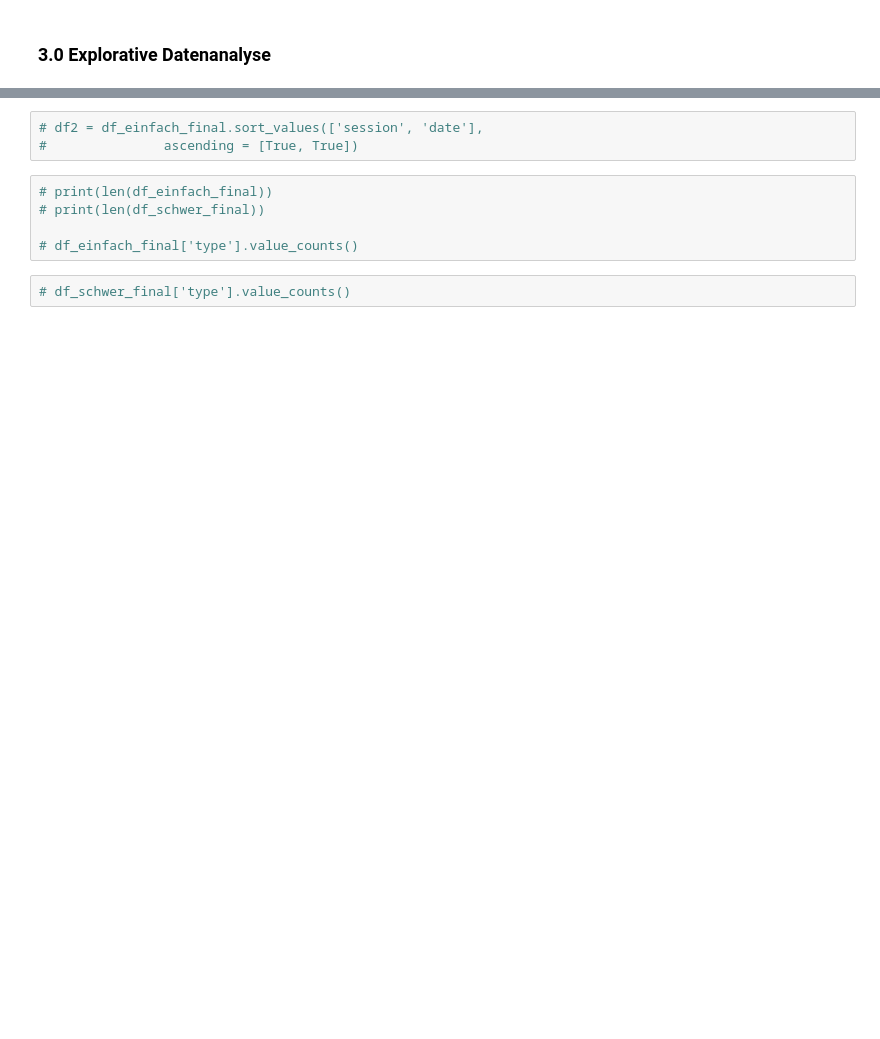
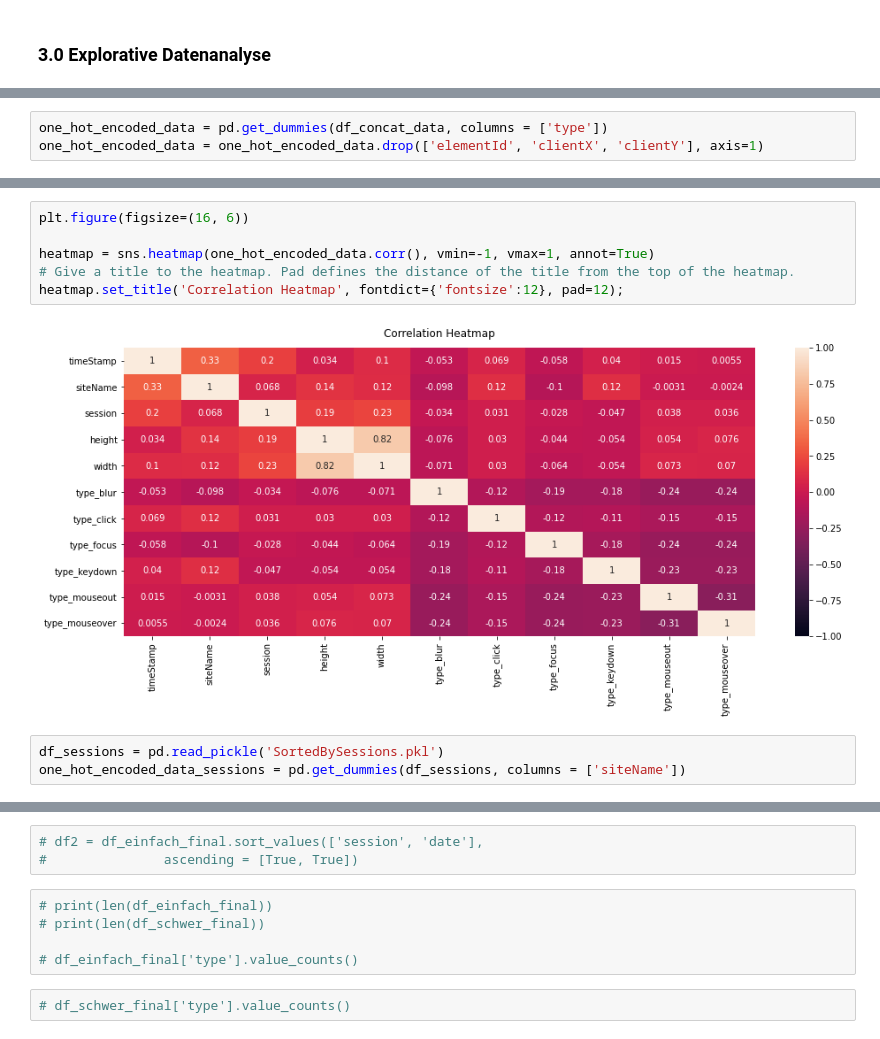
Before and after one commit to IngaGlotzbach/Master-AI, a Jupyter notebook: Model/CleanedData.ipynb, the cells around one changed output, grey strips where cells are left out. Cells and saved outputs as stored; diff of their text form; blank space fills up the shorter version.

```diff
--- a/Model/CleanedData.ipynb
+++ b/Model/CleanedData.ipynb
@@ -282,0 +285,3 @@ Name: session, Length: 44, dtype: int64
+# %%
+one_hot_encoded_data = pd.get_dummies(df_concat_data, columns = ['type'])
+one_hot_encoded_data = one_hot_encoded_data.drop(['elementId', 'clientX', 'clientY'], axis=1)
@@ -282,0 +303,11 @@ Name: session, Length: 44, dtype: int64
+# %%
+plt.figure(figsize=(16, 6))
+
+heatmap = sns.heatmap(one_hot_encoded_data.corr(), vmin=-1, vmax=1, annot=True)
+# Give a title to the heatmap. Pad defines the distance of the title from the top of the heatmap.
+heatmap.set_title('Correlation Heatmap', fontdict={'fontsize':12}, pad=12);
+# %% [output]
+[figure, added]
+# %%
+df_sessions = pd.read_pickle('SortedBySessions.pkl')
+one_hot_encoded_data_sessions = pd.get_dummies(df_sessions, columns = ['siteName'])
```
Also changed, not shown: parts of 42 cells of this notebook, 7 other files.
